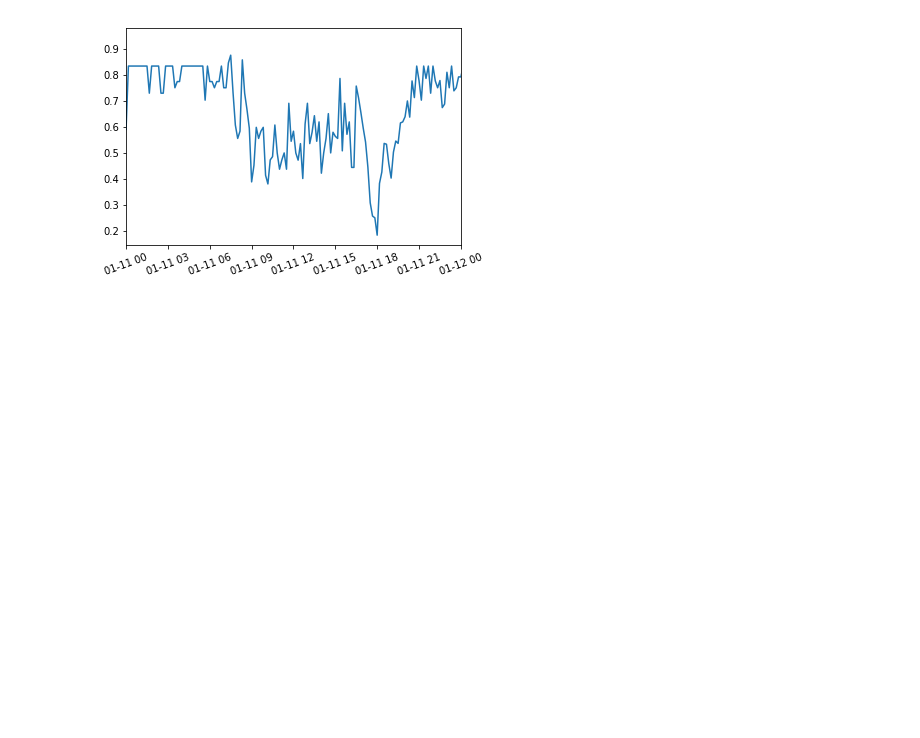
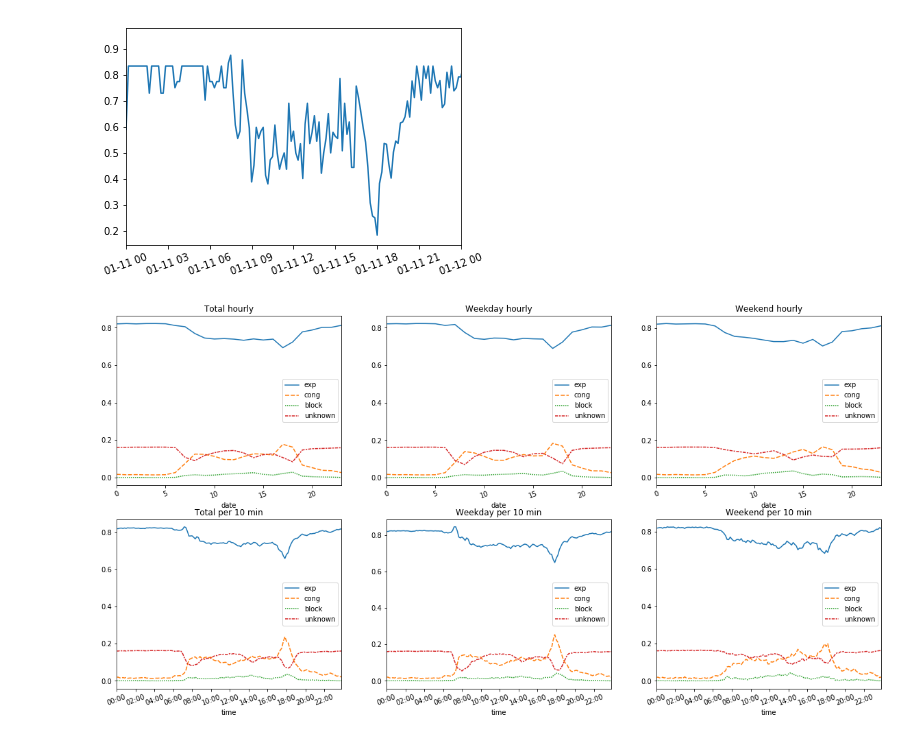
Before and after one commit to zhaomh1998/Traffic, a Jupyter notebook: Analysis.ipynb, the cells around one changed output. Drawn from its saved outputs; the diff is of its cells as text; code cells hidden in the pictures; blank space fills up the shorter version.

Commit message:
update plots

```diff
--- a/Analysis.ipynb
+++ b/Analysis.ipynb
@@ -39,3 +39,30 @@ plt.xlim(['2018-01-11', '2018-01-12'])
 plt.xticks(rotation=20);
 # %% [output]
 [figure]
+# %%
+def hour_plot(df, ax, title):
+    avg = df.groupby([df.index.hour]).mean()
+    sns.lineplot(data=avg, ax=ax)
+    ax.set_xlim(0, 23)
+    plt.setp(ax.xaxis.get_majorticklabels(), rotation=20)
+    ax.set_title(title)
+
+def ten_min_plot(df, ax, title):
+    avg = df.groupby([df.index.hour, df.index.minute]).mean()
+    avg.index = avg.index.map('{0[0]}:{0[1]}'.format)
+    avg.index = pd.to_datetime(avg.index,format='%H:%M').time
+    sns.lineplot(data=avg, ax=ax)
+    ax.set_xlim('00:00', '23:50')
+    plt.setp(ax.xaxis.get_majorticklabels(), rotation=20)
+    ax.set_xticks([f'{hr}:00' for hr in range(0,24,2)]);
+    ax.set_title(title)
+# %%
+fig, axes = plt.subplots(2,3, figsize=(20,10))
+hour_plot(zhanqian, axes[0,0], 'Total hourly')
+hour_plot(zhanqian[zhanqian.index.dayofweek < 5], axes[0,1], 'Weekday hourly')
+hour_plot(zhanqian[zhanqian.index.dayofweek >= 5], axes[0,2], 'Weekend hourly')
+ten_min_plot(zhanqian, axes[1,0], 'Total per 10 min')
+ten_min_plot(zhanqian[zhanqian.index.dayofweek < 5], axes[1,1], 'Weekday per 10 min')
+ten_min_plot(zhanqian[zhanqian.index.dayofweek >= 5], axes[1,2], 'Weekend per 10 min')
+# %% [output]
+[figure, added]
```
